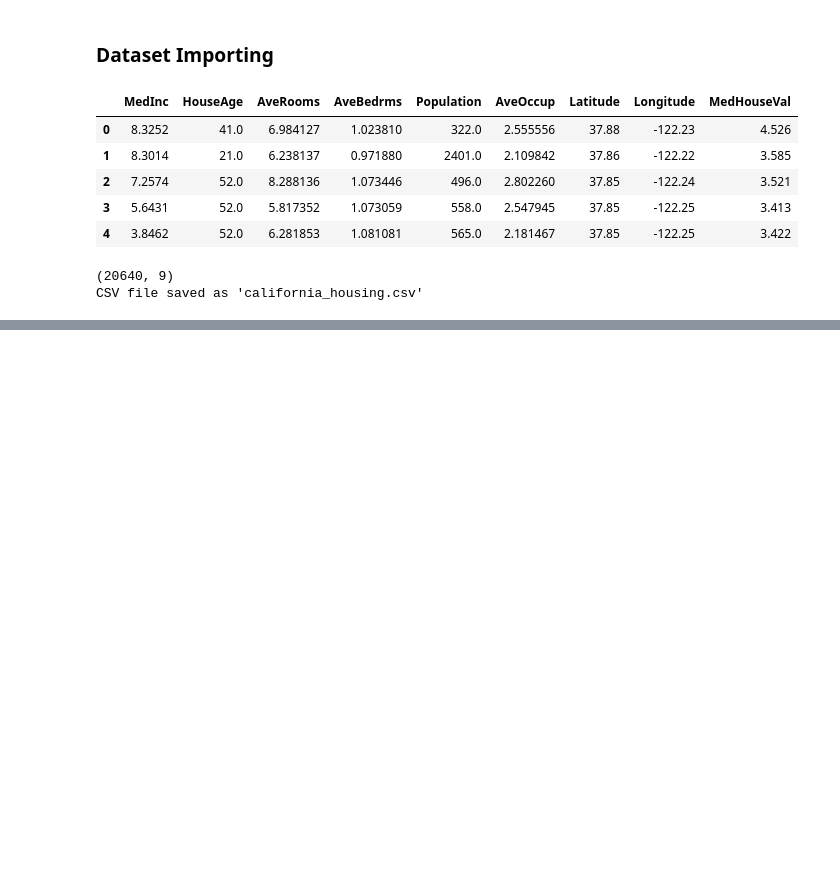
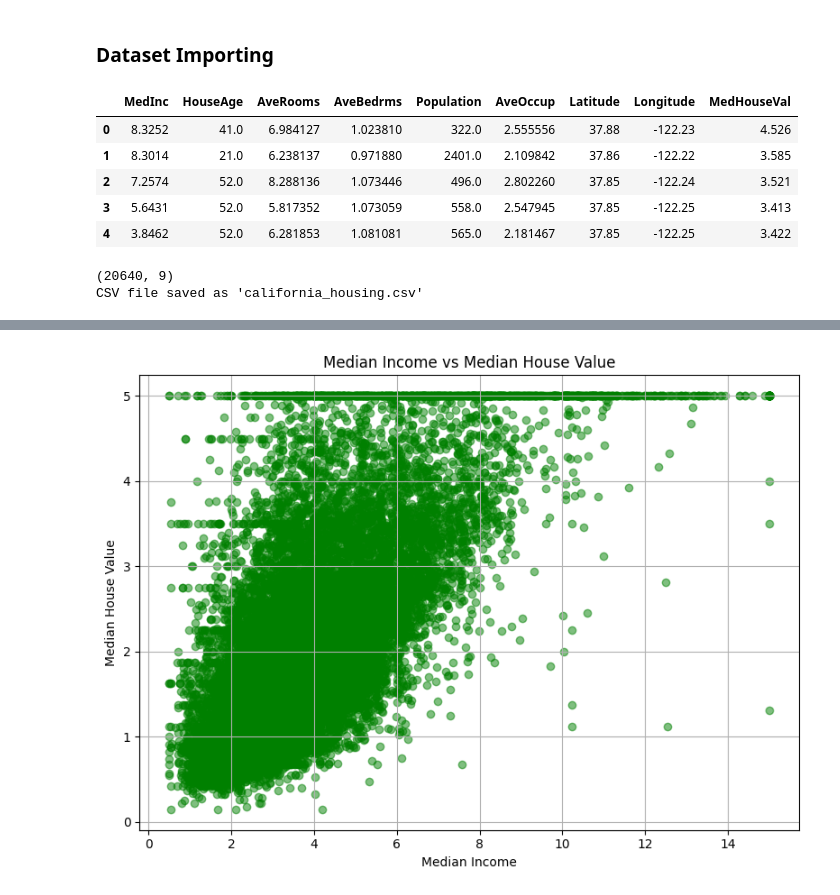
Before and after one commit to Rajveermathur/MLOps-Assignment-BITS, a Jupyter notebook: dataset.ipynb, the cells around one changed output, grey strips where cells are left out. Drawn from its saved outputs; the diff is of its cells as text; code cells hidden in the pictures; blank space fills up the shorter version.

```diff
--- a/dataset.ipynb
+++ b/dataset.ipynb
@@ -31,0 +141,12 @@ CSV file saved as 'california_housing.csv'
+# %%
+# --- SCATTER PLOT: Median Income vs Median House Value ---
+plt.figure(figsize=(8, 6))
+plt.scatter(df['MedInc'], df['MedHouseVal'], alpha=0.5, c='green')
+plt.title('Median Income vs Median House Value')
+plt.xlabel('Median Income')
+plt.ylabel('Median House Value')
+plt.grid(True)
+plt.tight_layout()
+plt.show()
+# %% [output]
+[figure, added]
```
Also changed, not shown: parts of 16 cells of this notebook.
